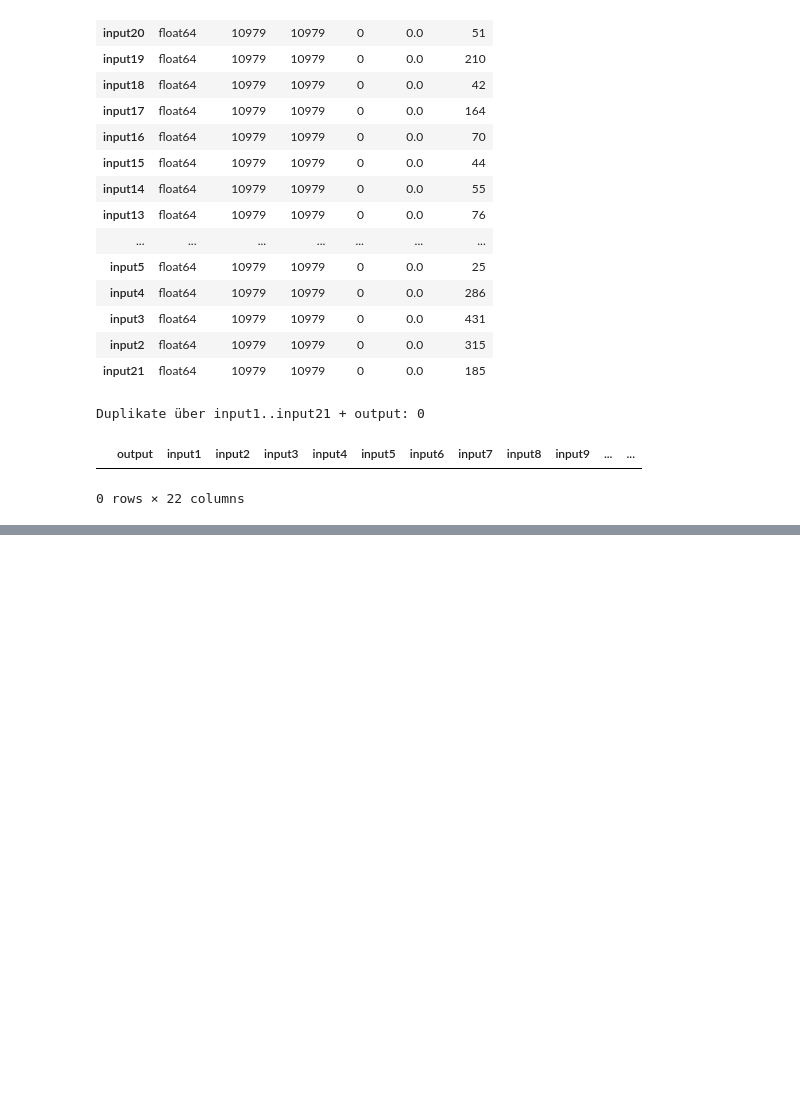
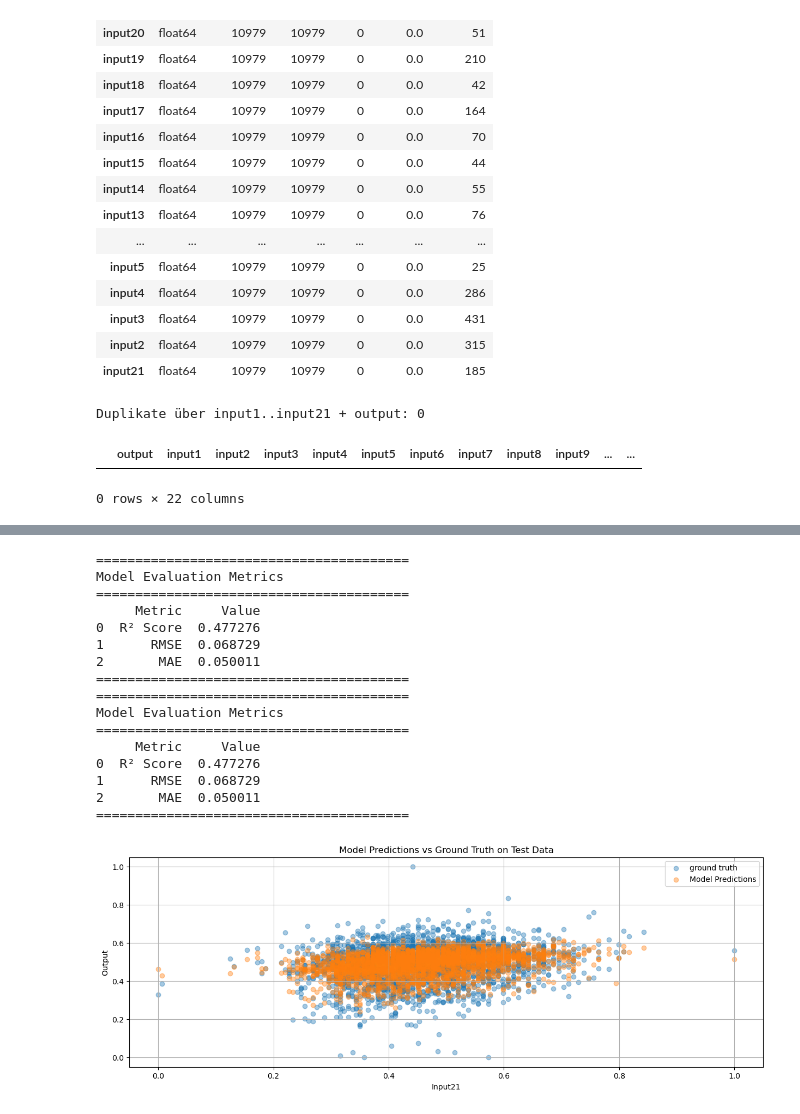
Before and after one commit to marker1401/Steel_Prod_Data, a Jupyter notebook: src/notebooks/notebook.ipynb, the cells around one changed output, grey strips where cells are left out. Cells and saved outputs as stored; diff of their text form; code cells hidden in the pictures; blank space fills up the shorter version.

```diff
--- a/src/notebooks/notebook.ipynb
+++ b/src/notebooks/notebook.ipynb
@@ -239,0 +250,24 @@ plot_data(X_test, y_test, y_pred, title="Model Predictions vs Ground Truth on Te
+# %%
+#Eval RFRegressor
+
+from plot_helper import evaluate_model, plot_data
+evaluate_model(model_rfreg, X_test, y_test)
+plot_data(X_test, y_test, model_rfreg.predict(X_test), title="Model Predictions vs Ground Truth on Test Data")
+# %% [output]
+========================================
+Model Evaluation Metrics
+========================================
+     Metric     Value
+0  R² Score  0.477276
+1      RMSE  0.068729
+2       MAE  0.050011
+========================================
+========================================
+Model Evaluation Metrics
+========================================
+     Metric     Value
+0  R² Score  0.477276
+1      RMSE  0.068729
+2       MAE  0.050011
+========================================
+[figure, added]
```
Also changed, not shown: parts of 22 cells of this notebook, 16 other files.
